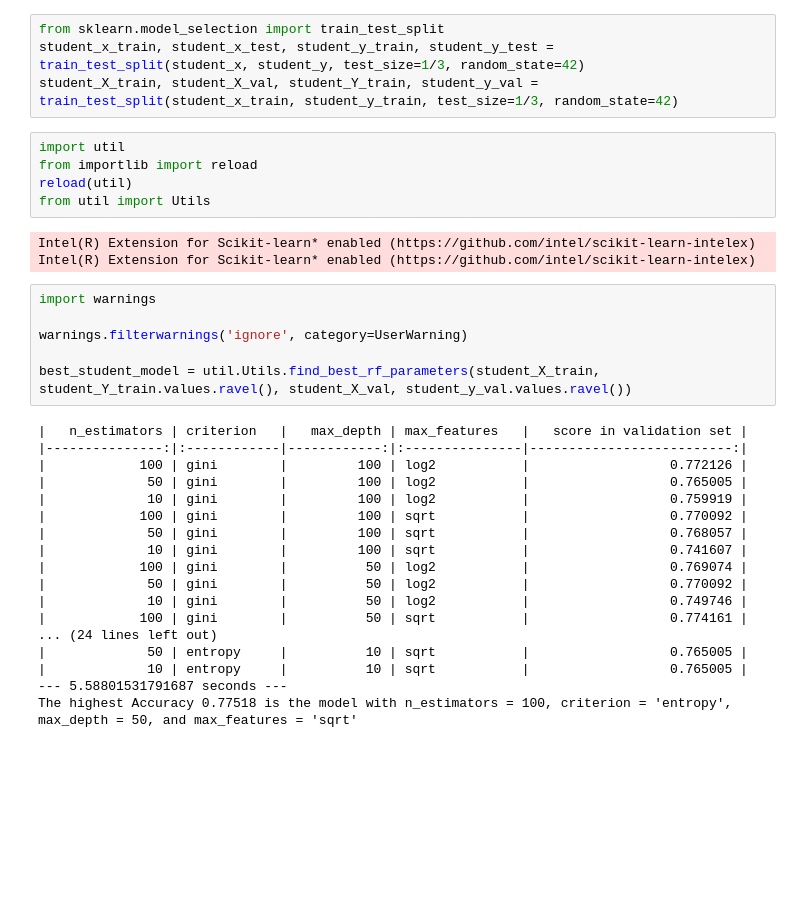
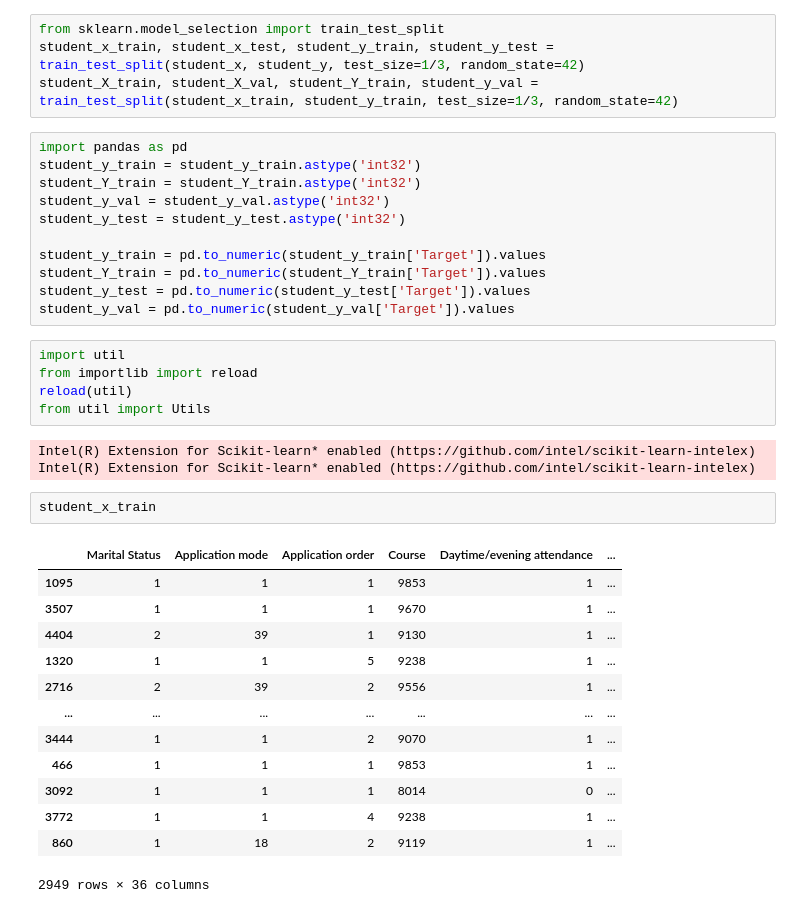
Before and after one commit to ahmad-m-abbas/Ai-Lab, a Jupyter notebook: Case Study 2/Students.ipynb, the cells around one changed output. Drawn from its saved outputs; the diff is of its cells as text; blank space fills up the shorter version.

```diff
--- a/Case Study 2/Students.ipynb
+++ b/Case Study 2/Students.ipynb
@@ -79,6 +73,17 @@ student_y = y
 from sklearn.model_selection import train_test_split
 student_x_train, student_x_test, student_y_train, student_y_test = train_test_split(student_x, student_y, test_size=1/3, random_state=42)
 student_X_train, student_X_val, student_Y_train, student_y_val = train_test_split(student_x_train, student_y_train, test_size=1/3, random_state=42)
+# %%
+import pandas as pd
+student_y_train = student_y_train.astype('int32')
+student_Y_train = student_Y_train.astype('int32')
+student_y_val = student_y_val.astype('int32')
+student_y_test = student_y_test.astype('int32')
+
+student_y_train = pd.to_numeric(student_y_train['Target']).values
+student_Y_train = pd.to_numeric(student_Y_train['Target']).values
+student_y_test = pd.to_numeric(student_y_test['Target']).values
+student_y_val = pd.to_numeric(student_y_val['Target']).values
 # %%
 import util
 from importlib import reload
@@ -87,27 +92,19 @@ from util import Utils
 # %% [output]
 Intel(R) Extension for Scikit-learn* enabled (https://github.com/intel/scikit-learn-intelex)
 Intel(R) Extension for Scikit-learn* enabled (https://github.com/intel/scikit-learn-intelex)
-# %%
-import warnings
-
-warnings.filterwarnings('ignore', category=UserWarning)
-
-best_student_model = util.Utils.find_best_rf_parameters(student_X_train, student_Y_train.values.ravel(), student_X_val, student_y_val.values.ravel())
-# %% [output]
-|   n_estimators | criterion   |   max_depth | max_features   |   score in validation set |
-|---------------:|:------------|------------:|:---------------|--------------------------:|
-|            100 | gini        |         100 | log2           |                  0.772126 |
-|             50 | gini        |         100 | log2           |                  0.765005 |
-|             10 | gini        |         100 | log2           |                  0.759919 |
-|            100 | gini        |         100 | sqrt           |                  0.770092 |
-|             50 | gini        |         100 | sqrt           |                  0.768057 |
-|             10 | gini        |         100 | sqrt           |                  0.741607 |
-|            100 | gini        |          50 | log2           |                  0.769074 |
-|             50 | gini        |          50 | log2           |                  0.770092 |
-|             10 | gini        |          50 | log2           |                  0.749746 |
-|            100 | gini        |          50 | sqrt           |                  0.774161 |
-... (24 lines left out)
-|             50 | entropy     |          10 | sqrt           |                  0.765005 |
-|             10 | entropy     |          10 | sqrt           |                  0.765005 |
---- 5.58801531791687 seconds ---
-The highest Accuracy 0.77518 is the model with n_estimators = 100, criterion = 'entropy', max_depth = 50, and max_features = 'sqrt'
+# %%
+student_x_train
+# %% [output]
+|  | Marital Status | Application mode | Application order | Course | Daytime/evening attendance | ... |
+| 1095 | 1 | 1 | 1 | 9853 | 1 | ... |
+| 3507 | 1 | 1 | 1 | 9670 | 1 | ... |
+| 4404 | 2 | 39 | 1 | 9130 | 1 | ... |
+| 1320 | 1 | 1 | 5 | 9238 | 1 | ... |
+| 2716 | 2 | 39 | 2 | 9556 | 1 | ... |
+| ... | ... | ... | ... | ... | ... | ... |
+| 3444 | 1 | 1 | 2 | 9070 | 1 | ... |
+| 466 | 1 | 1 | 1 | 9853 | 1 | ... |
+| 3092 | 1 | 1 | 1 | 8014 | 0 | ... |
+| 3772 | 1 | 1 | 4 | 9238 | 1 | ... |
+| 860 | 1 | 18 | 2 | 9119 | 1 | ... |
+2949 rows × 36 columns
```
Also changed, not shown: parts of 5 cells of this notebook, 3 other files.
